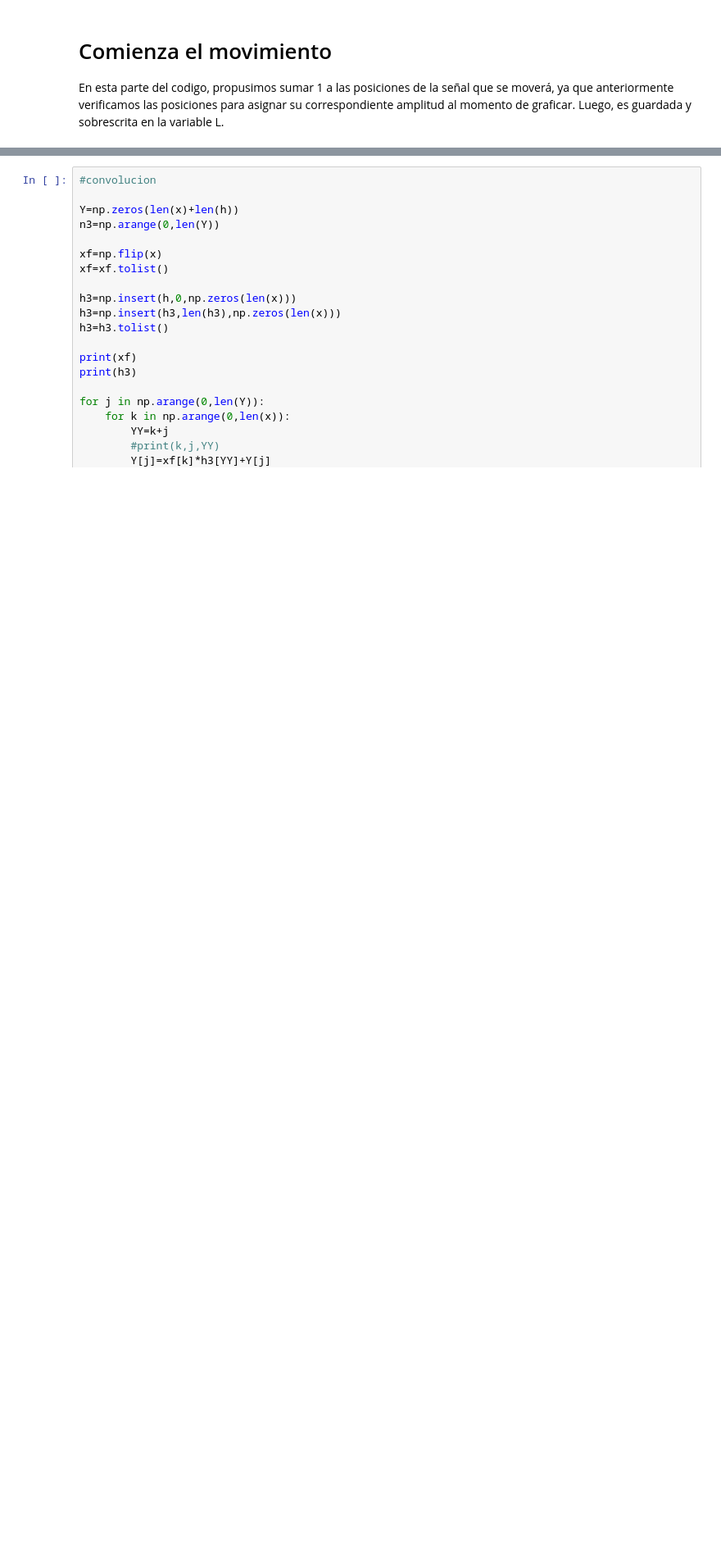
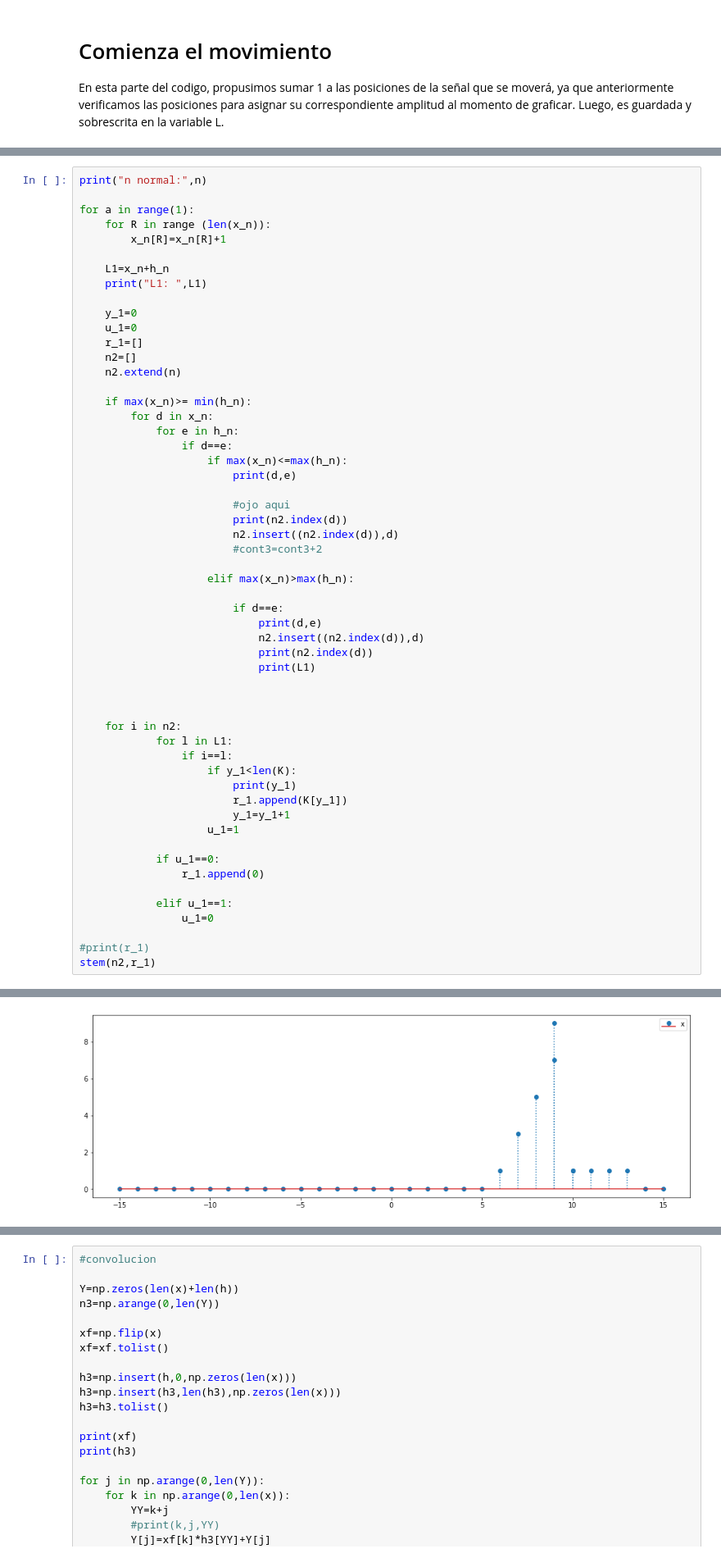
Before and after one commit to Felipe-Veli/Repositorio-1, a Jupyter notebook: Trabajo_Conv.ipynb, the cells around one changed output, grey strips where cells are left out. Shown: that part at 82% size. Saved outputs shown, nothing was run; the diff lists cells and outputs as text; blank space fills up the shorter version.

```diff
--- a/Trabajo_Conv.ipynb
+++ b/Trabajo_Conv.ipynb
@@ -200,0 +210,56 @@ print("n alterado:",n2)
+# %%
+print("n normal:",n)
+
+for a in range(1):
+    for R in range (len(x_n)):
+        x_n[R]=x_n[R]+1
+
+    L1=x_n+h_n
+    print("L1: ",L1)
+
+    y_1=0
+    u_1=0
+    r_1=[]
+    n2=[]
+    n2.extend(n)
+
+    if max(x_n)>= min(h_n):
+        for d in x_n:
+            for e in h_n:
+                if d==e:
+                    if max(x_n)<=max(h_n):
+                        print(d,e)
+
+                        #ojo aqui
+                        print(n2.index(d))
+                        n2.insert((n2.index(d)),d)
+                        #cont3=cont3+2
+
+                    elif max(x_n)>max(h_n):
+
+                        if d==e:
+                            print(d,e)
+                            n2.insert((n2.index(d)),d)
+                            print(n2.index(d))
+                            print(L1)
+
+
+
+    for i in n2:
+            for l in L1:
+                if i==l:
+                    if y_1<len(K):
+                        print(y_1)
+                        r_1.append(K[y_1])
+                        y_1=y_1+1
+                    u_1=1
+
+            if u_1==0:
+                r_1.append(0)
+
+            elif u_1==1:
+                u_1=0
+
+#print(r_1)
+stem(n2,r_1)
+# %% [output]
@@ -201 +282,2 @@ print("n alterado:",n2)
+[figure, added]
 # %% [markdown]
```
Also changed, not shown: parts of 13 cells of this notebook.
